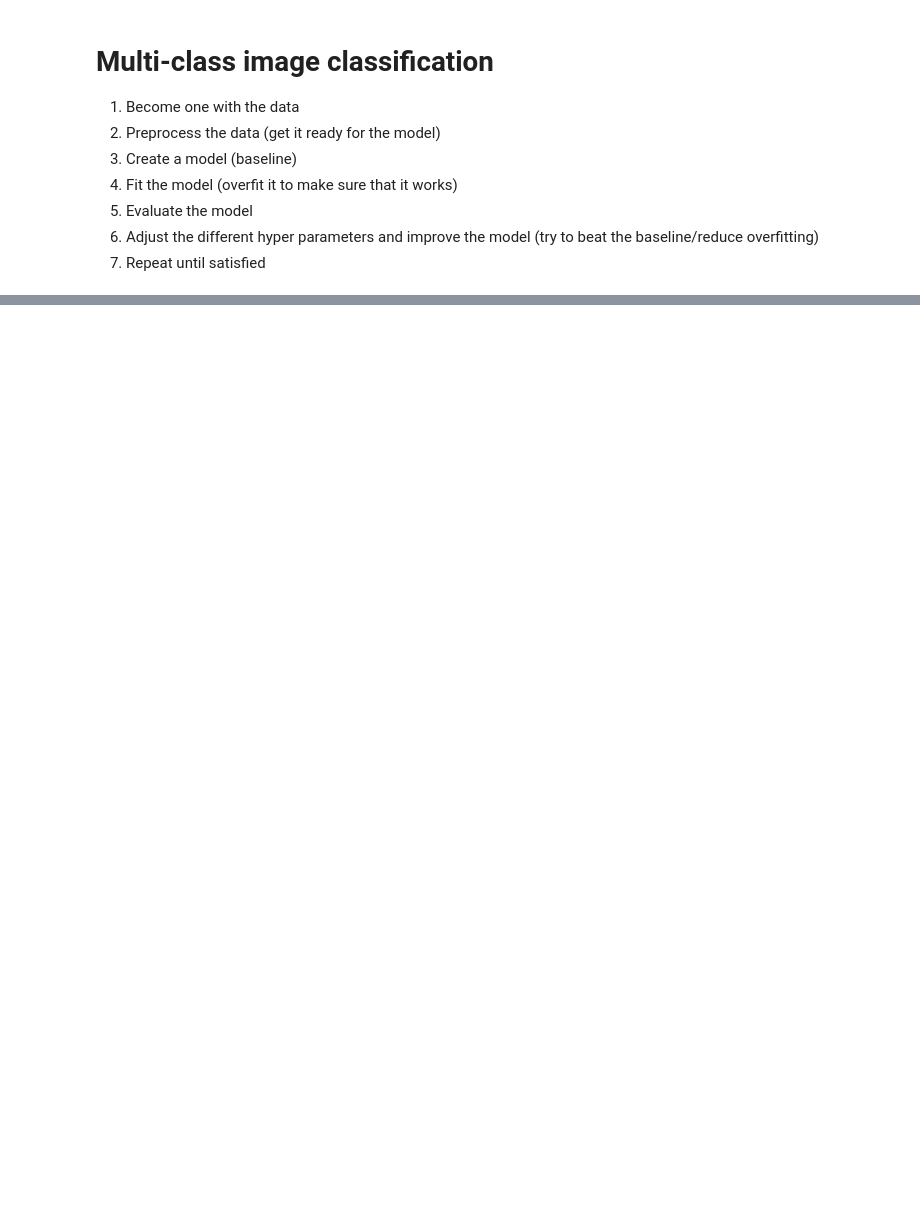
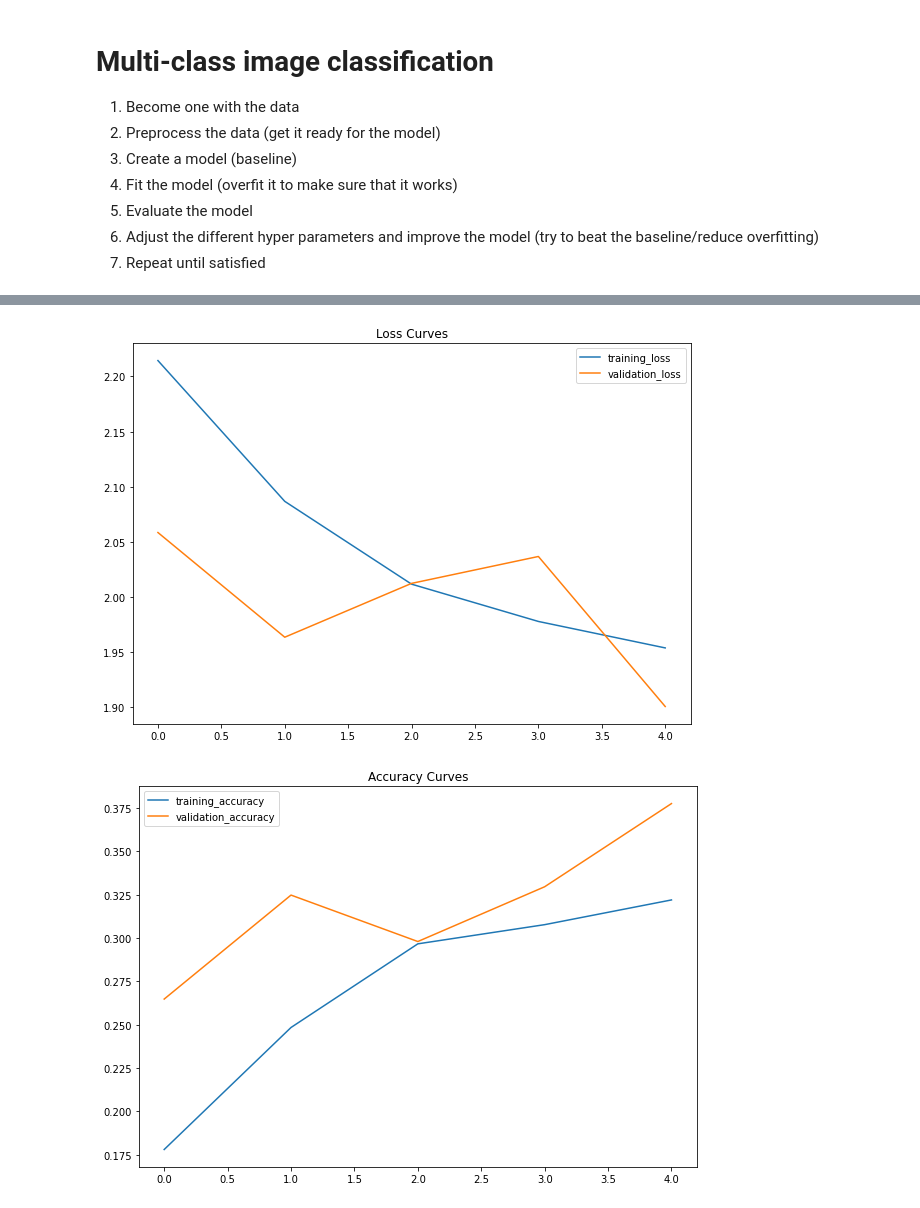
Before and after one commit to laxmiharikumar/Tips-Tricks, a Jupyter notebook: Muticlass_CNN.ipynb, the cells around one changed output, grey strips where cells are left out. Saved outputs shown, nothing was run; the diff lists cells and outputs as text; code cells hidden in the pictures; blank space fills up the shorter version.

```diff
--- a/Muticlass_CNN.ipynb
+++ b/Muticlass_CNN.ipynb
@@ -69,0 +311,11 @@ array(['hamburger', 'steak', 'pizza', 'sushi', 'ice_cream', 'ramen',
+# %%
+# Try data augmentation
+train_datagen_augmented = ImageDataGenerator(rotation_range=0.2,
+                                             width_shift_range=0.2,
+                                             height_shift_range=0.2,
+                                             zoom_range=0.2,
+                                             horizontal_flip=True,
+                                             rescale=1/255.
+                                             )
+
+test_datagen = ImageDataGenerator(rescale=1/255.)
@@ -69,0 +338,30 @@ array(['hamburger', 'steak', 'pizza', 'sushi', 'ice_cream', 'ramen',
+# %%
+# Create the model
+model_3 = tf.keras.models.Sequential([
+    tf.keras.layers.Conv2D(filters=10,
+                           kernel_size=(3,3),
+                           strides=1,
+                           padding="valid",
+                           activation="relu",
+                           input_shape=(224, 224,3)),
+    tf.keras.layers.Conv2D(10, 3, activation="relu"),
+    tf.keras.layers.MaxPool2D(pool_size=(2,2)),
+    tf.keras.layers.Conv2D(10, 3, activation="relu"),
+    tf.keras.layers.Conv2D(10, 3, activation="relu"),
+    tf.keras.layers.MaxPool2D(pool_size=(2,2)),
+    tf.keras.layers.Flatten(),
+    tf.keras.layers.Dense(10, activation="sigmoid")
+])
+# %%
+# Compile model
+model_3.compile(loss=tf.keras.losses.CategoricalCrossentropy(),
+                optimizer=tf.keras.optimizers.Adam(),
+                metrics=["accuracy"])
+# %%
+# Fit the model
+history_3 = model_3.fit(train_data_augmented,
+                        epochs=5,
+                        steps_per_epoch=len(train_data_augmented),
+                        validation_data=test_data,
+                        validation_steps=len(test_data)
+                        )
@@ -69,0 +385,6 @@ array(['hamburger', 'steak', 'pizza', 'sushi', 'ice_cream', 'ramen',
+# %%
+#PLot the curves
+plot_loss_and_accuracy(history_3)
+# %% [output]
+[figure, added]
+[figure, added]
```
Also changed, not shown: parts of 29 cells of this notebook.
